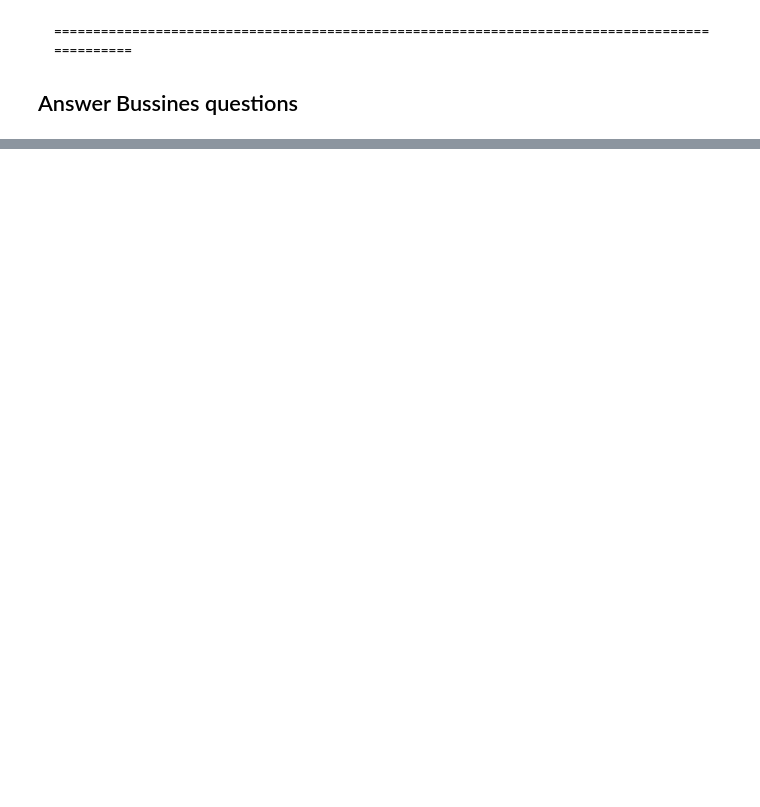
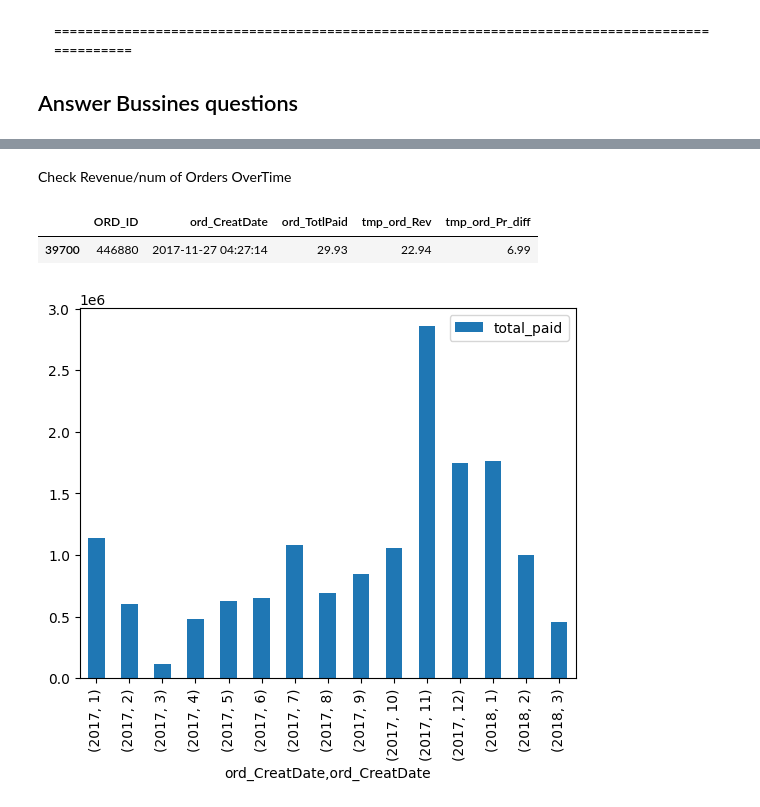
Before and after one commit to JacquelineBashta/DataStorytelling_Pandas_Matlibplot, a Jupyter notebook: Solve_Bussiness_Q.ipynb, the cells around one changed output, grey strips where cells are left out. Saved outputs shown, nothing was run; the diff lists cells and outputs as text; code cells hidden in the pictures; blank space fills up the shorter version.

```diff
--- a/Solve_Bussiness_Q.ipynb
+++ b/Solve_Bussiness_Q.ipynb
@@ -62,0 +146,17 @@ check for orders of 1 orderlines if totalpaid == unit price * quantity
+# %% [markdown]
+Check Revenue/num of Orders OverTime
+# %%
+db_ordRev.sample()
+# %% [output]
+|  | ORD_ID | ord_CreatDate | ord_TotlPaid | tmp_ord_Rev | tmp_ord_Pr_diff |
+| 39700 | 446880 | 2017-11-27 04:27:14 | 29.93 | 22.94 | 6.99 |
+# %%
+(
+    db_ordRev
+    .groupby([db_ordRev.ord_CreatDate.dt.year,db_ordRev.ord_CreatDate.dt.month])
+    .agg(total_paid =("ord_TotlPaid","sum"))
+    .plot(kind="bar")
+);
+#Note: shall compare first 3 months of each yaer with eachother
+# %% [output]
+[figure, added]
```
Also changed, not shown: parts of 99 cells of this notebook, 2 other files.
